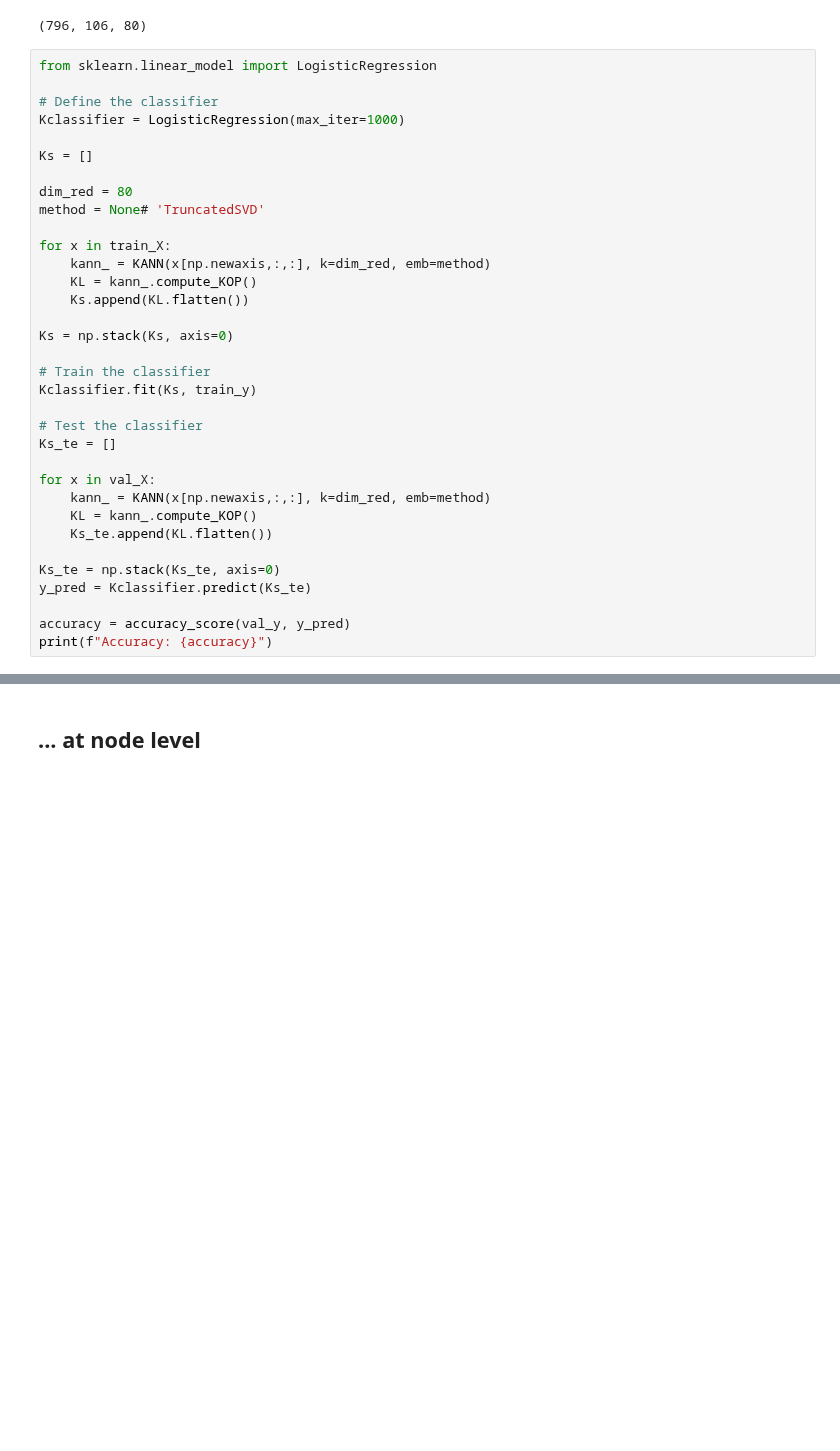
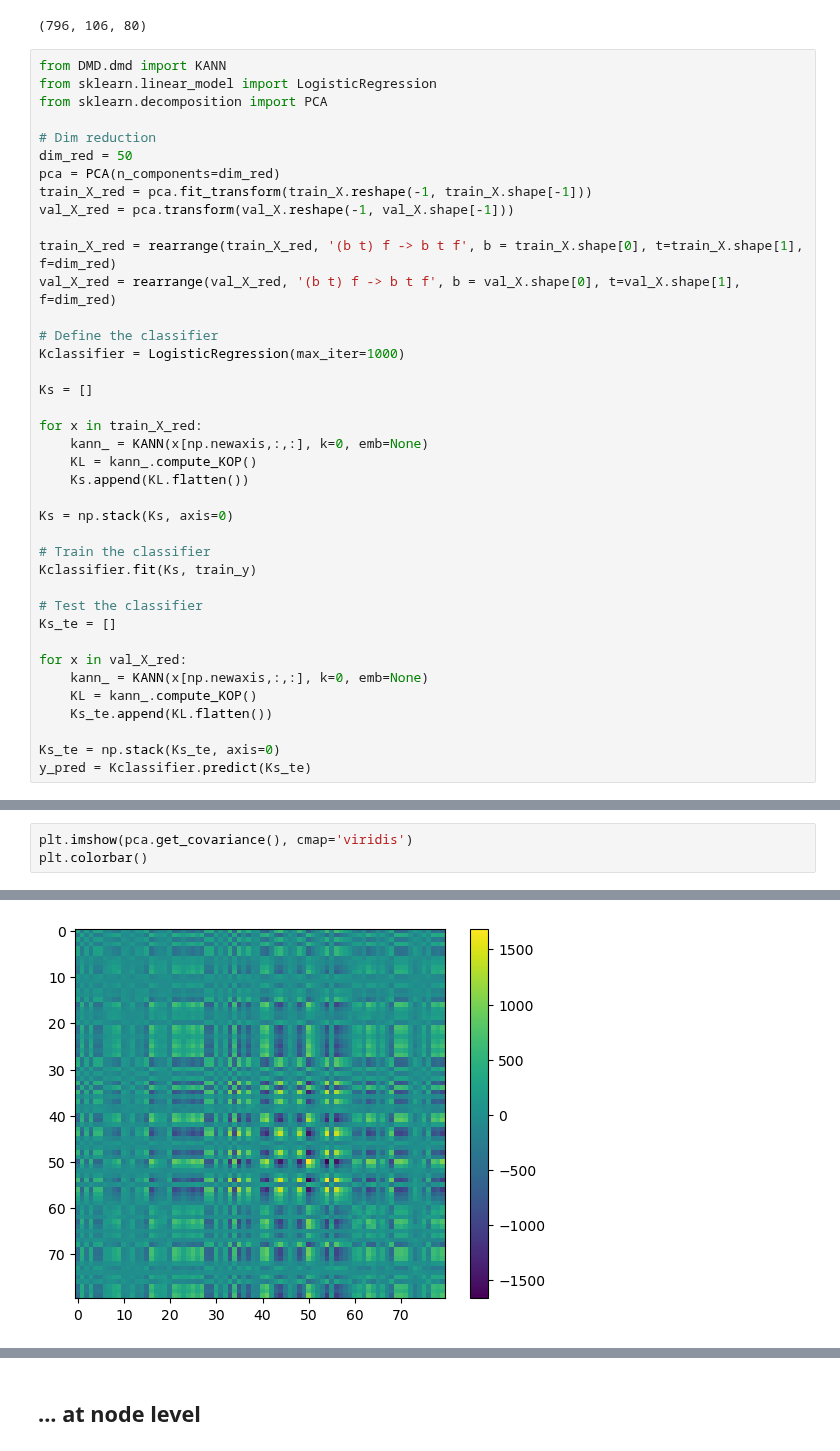
Before and after one commit to NGMLGroup/Koopman-TGNN-Interpretability, a Jupyter notebook: DynGESN_DMD_classification.ipynb, the cells around one changed output, grey strips where cells are left out. Cells and saved outputs as stored; diff of their text form; blank space fills up the shorter version.

```diff
--- a/DynGESN_DMD_classification.ipynb
+++ b/DynGESN_DMD_classification.ipynb
@@ -210,18 +177,26 @@ train_X.shape
 # %% [output]
 (796, 106, 80)
 # %%
+from DMD.dmd import KANN
 from sklearn.linear_model import LogisticRegression
+from sklearn.decomposition import PCA
+
+# Dim reduction
+dim_red = 50
+pca = PCA(n_components=dim_red)
+train_X_red = pca.fit_transform(train_X.reshape(-1, train_X.shape[-1]))
+val_X_red = pca.transform(val_X.reshape(-1, val_X.shape[-1]))
+
+train_X_red = rearrange(train_X_red, '(b t) f -> b t f', b = train_X.shape[0], t=train_X.shape[1], f=dim_red)
+val_X_red = rearrange(val_X_red, '(b t) f -> b t f', b = val_X.shape[0], t=val_X.shape[1], f=dim_red)
 
 # Define the classifier
 Kclassifier = LogisticRegression(max_iter=1000)
 
 Ks = []
 
-dim_red = 80
-method = None# 'TruncatedSVD'
-
-for x in train_X:
-    kann_ = KANN(x[np.newaxis,:,:], k=dim_red, emb=method)
+for x in train_X_red:
+    kann_ = KANN(x[np.newaxis,:,:], k=0, emb=None)
     KL = kann_.compute_KOP()
     Ks.append(KL.flatten())
 
@@ -233,13 +208,10 @@ Kclassifier.fit(Ks, train_y)
 # Test the classifier
 Ks_te = []
 
-for x in val_X:
-    kann_ = KANN(x[np.newaxis,:,:], k=dim_red, emb=method)
+for x in val_X_red:
+    kann_ = KANN(x[np.newaxis,:,:], k=0, emb=None)
     KL = kann_.compute_KOP()
     Ks_te.append(KL.flatten())
 
 Ks_te = np.stack(Ks_te, axis=0)
 y_pred = Kclassifier.predict(Ks_te)
-
-accuracy = accuracy_score(val_y, y_pred)
-print(f"Accuracy: {accuracy}")
@@ -254,0 +223,4 @@ Accuracy: 0.49748743718592964
+# %%
+plt.imshow(pca.get_covariance(), cmap='viridis')
+plt.colorbar()
+# %% [output]
@@ -254,0 +228 @@ Accuracy: 0.49748743718592964
+[figure, added]
```
Also changed, not shown: parts of 37 cells of this notebook, 3 other files.
